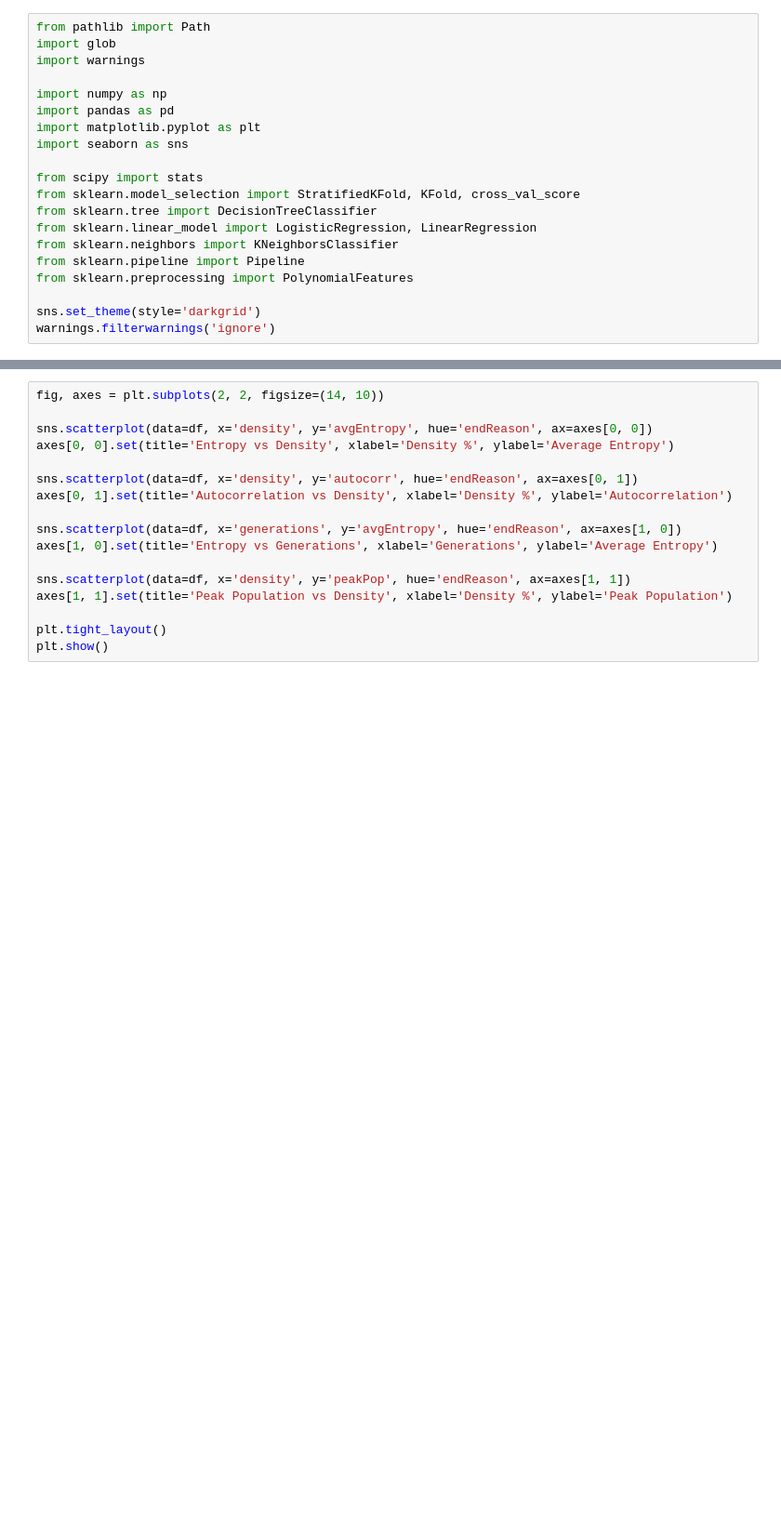
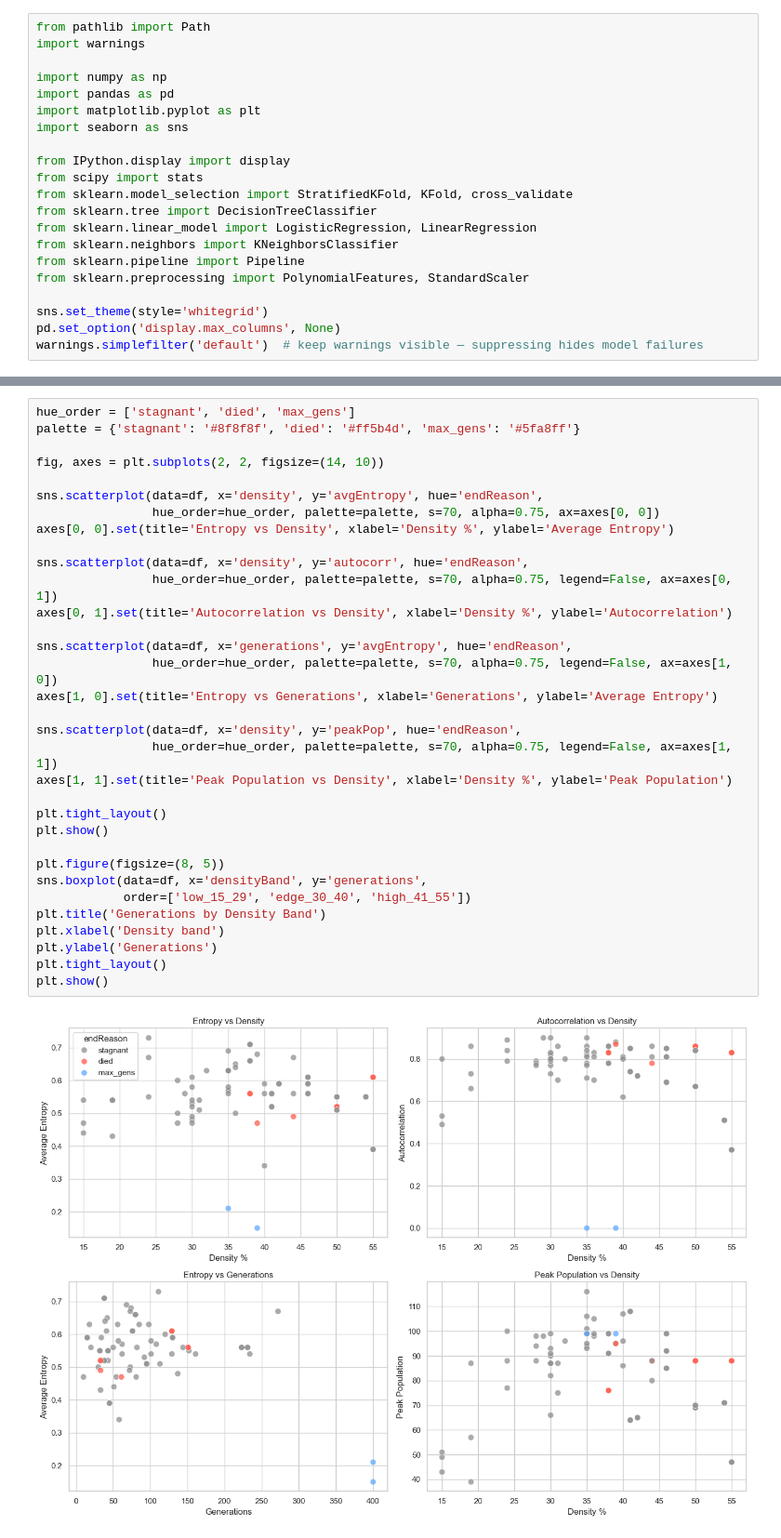
Before and after one commit to maxi-cmyk/conway_game_of_life, a Jupyter notebook: analysis/game_of_life.ipynb, the cells around one changed output, grey strips where cells are left out. Shown at 93% size. Saved outputs shown, nothing was run; the diff lists cells and outputs as text; blank space fills up the shorter version.

```diff
--- a/analysis/game_of_life.ipynb
+++ b/analysis/game_of_life.ipynb
@@ -5,6 +13,5 @@ Starter notebook for Phase 6. It expects CSV exports from the dashboard to live
 # %%
 from pathlib import Path
-import glob
 import warnings
 
 import numpy as np
@@ -12,13 +19,15 @@ import pandas as pd
 import matplotlib.pyplot as plt
 import seaborn as sns
 
+from IPython.display import display
 from scipy import stats
-from sklearn.model_selection import StratifiedKFold, KFold, cross_val_score
+from sklearn.model_selection import StratifiedKFold, KFold, cross_validate
 from sklearn.tree import DecisionTreeClassifier
 from sklearn.linear_model import LogisticRegression, LinearRegression
 from sklearn.neighbors import KNeighborsClassifier
 from sklearn.pipeline import Pipeline
-from sklearn.preprocessing import PolynomialFeatures
+from sklearn.preprocessing import PolynomialFeatures, StandardScaler
 
-sns.set_theme(style='darkgrid')
-warnings.filterwarnings('ignore')
+sns.set_theme(style='whitegrid')
+pd.set_option('display.max_columns', None)
+warnings.simplefilter('default')  # keep warnings visible — suppressing hides model failures
@@ -58,17 +207,35 @@ display(df['density'].value_counts().sort_index())
 # %%
+hue_order = ['stagnant', 'died', 'max_gens']
+palette = {'stagnant': '#8f8f8f', 'died': '#ff5b4d', 'max_gens': '#5fa8ff'}
+
 fig, axes = plt.subplots(2, 2, figsize=(14, 10))
 
-sns.scatterplot(data=df, x='density', y='avgEntropy', hue='endReason', ax=axes[0, 0])
+sns.scatterplot(data=df, x='density', y='avgEntropy', hue='endReason',
+                hue_order=hue_order, palette=palette, s=70, alpha=0.75, ax=axes[0, 0])
 axes[0, 0].set(title='Entropy vs Density', xlabel='Density %', ylabel='Average Entropy')
 
-sns.scatterplot(data=df, x='density', y='autocorr', hue='endReason', ax=axes[0, 1])
+sns.scatterplot(data=df, x='density', y='autocorr', hue='endReason',
+                hue_order=hue_order, palette=palette, s=70, alpha=0.75, legend=False, ax=axes[0, 1])
 axes[0, 1].set(title='Autocorrelation vs Density', xlabel='Density %', ylabel='Autocorrelation')
 
-sns.scatterplot(data=df, x='generations', y='avgEntropy', hue='endReason', ax=axes[1, 0])
+sns.scatterplot(data=df, x='generations', y='avgEntropy', hue='endReason',
+                hue_order=hue_order, palette=palette, s=70, alpha=0.75, legend=False, ax=axes[1, 0])
 axes[1, 0].set(title='Entropy vs Generations', xlabel='Generations', ylabel='Average Entropy')
 
-sns.scatterplot(data=df, x='density', y='peakPop', hue='endReason', ax=axes[1, 1])
+sns.scatterplot(data=df, x='density', y='peakPop', hue='endReason',
+                hue_order=hue_order, palette=palette, s=70, alpha=0.75, legend=False, ax=axes[1, 1])
 axes[1, 1].set(title='Peak Population vs Density', xlabel='Density %', ylabel='Peak Population')
 
 plt.tight_layout()
 plt.show()
+
+plt.figure(figsize=(8, 5))
+sns.boxplot(data=df, x='densityBand', y='generations',
+            order=['low_15_29', 'edge_30_40', 'high_41_55'])
+plt.title('Generations by Density Band')
+plt.xlabel('Density band')
+plt.ylabel('Generations')
+plt.tight_layout()
+plt.show()
+# %% [output]
+[figure, added]
```
Also changed, not shown: parts of 16 cells of this notebook, 6 other files.
